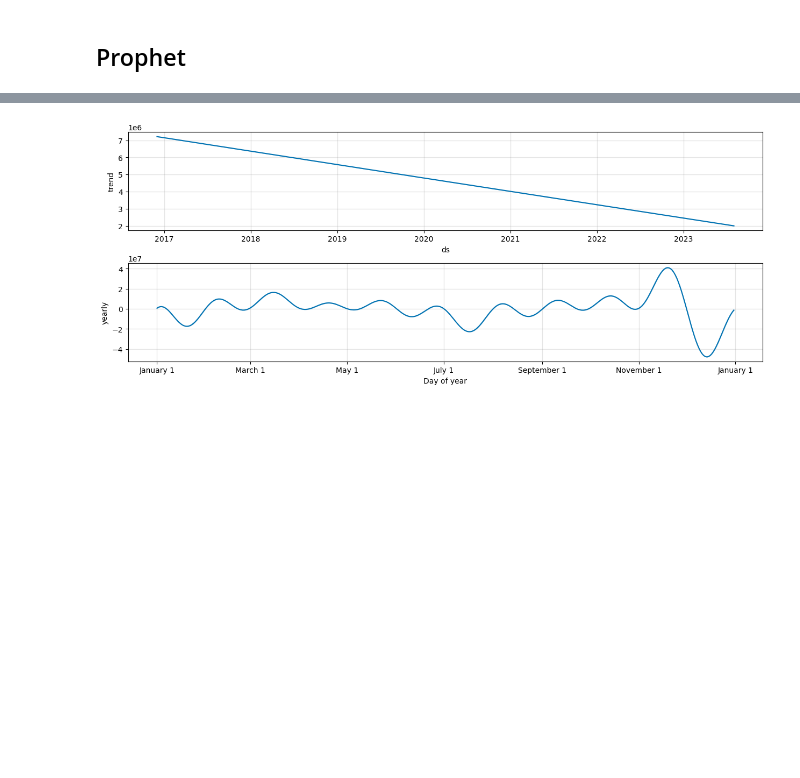
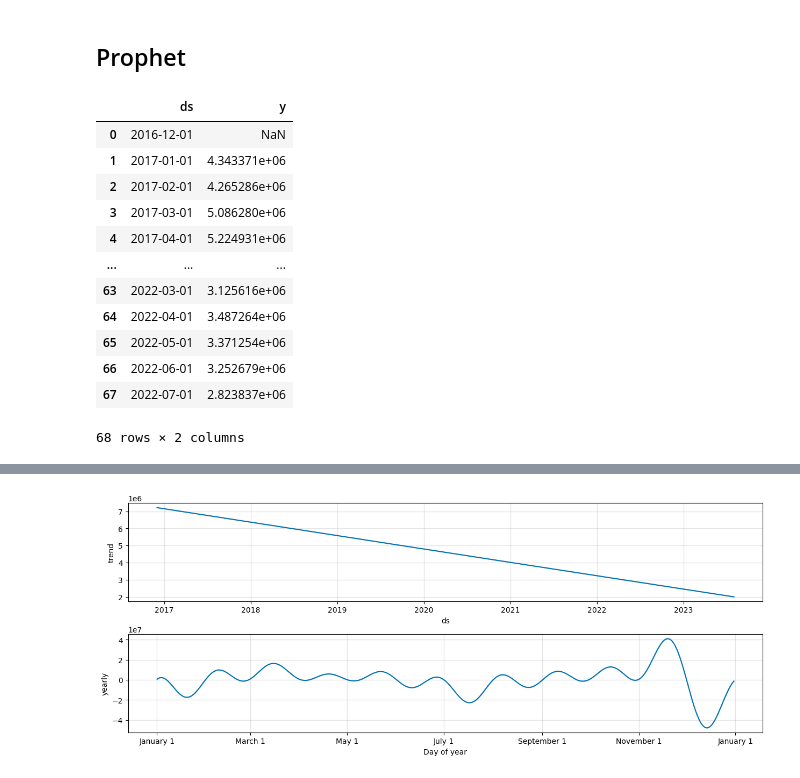
Before and after one commit to waldof86/AST, a Jupyter notebook: TP2/TP2 modelos.ipynb, the cells around one changed output, grey strips where cells are left out. Saved outputs shown, nothing was run; the diff lists cells and outputs as text; code cells hidden in the pictures; blank space fills up the shorter version.

```diff
--- a/TP2/TP2 modelos.ipynb
+++ b/TP2/TP2 modelos.ipynb
@@ -33,4 +37,20 @@ ts_proph = pd.DataFrame({
 })
+# %%
+tr_proph
+# %% [output]
+|  | ds | y |
+| 0 | 2016-12-01 | NaN |
+| 1 | 2017-01-01 | 4.343371e+06 |
+| 2 | 2017-02-01 | 4.265286e+06 |
+| 3 | 2017-03-01 | 5.086280e+06 |
+| 4 | 2017-04-01 | 5.224931e+06 |
+| ... | ... | ... |
+| 63 | 2022-03-01 | 3.125616e+06 |
+| 64 | 2022-04-01 | 3.487264e+06 |
+| 65 | 2022-05-01 | 3.371254e+06 |
+| 66 | 2022-06-01 | 3.252679e+06 |
+| 67 | 2022-07-01 | 2.823837e+06 |
+68 rows × 2 columns
 # %%
 m = Prophet(interval_width=0.95)
 m.fit(tr_proph)
```
Also changed, not shown: parts of 7 cells of this notebook.
